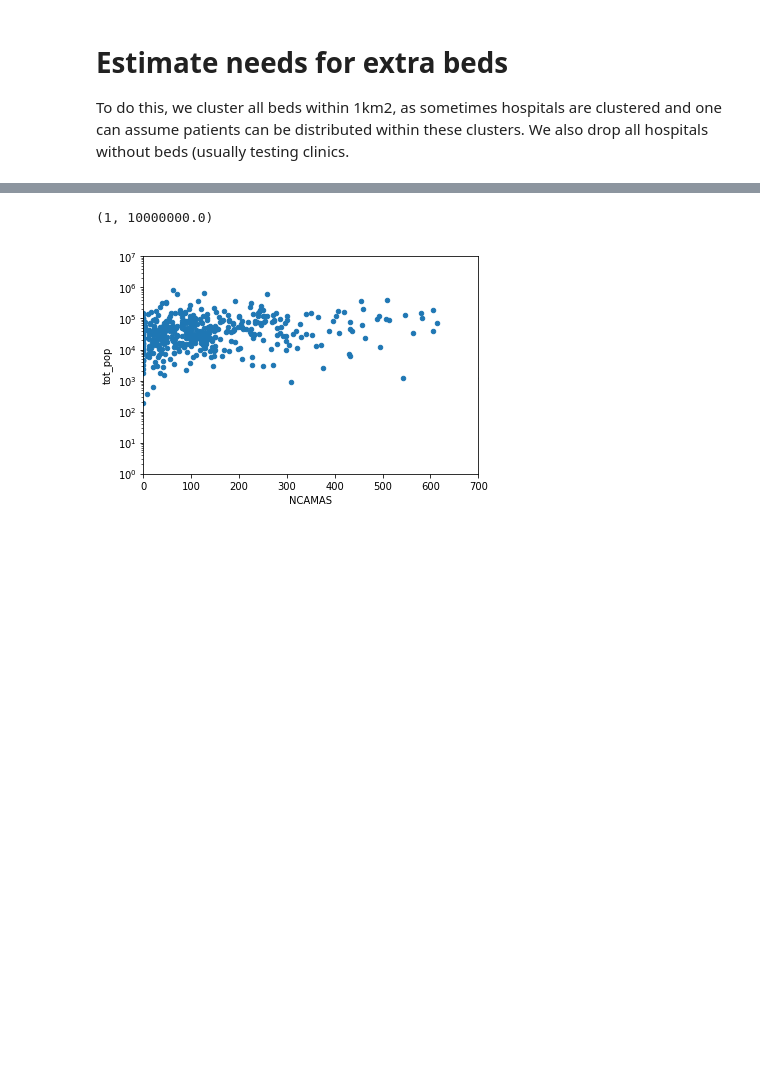
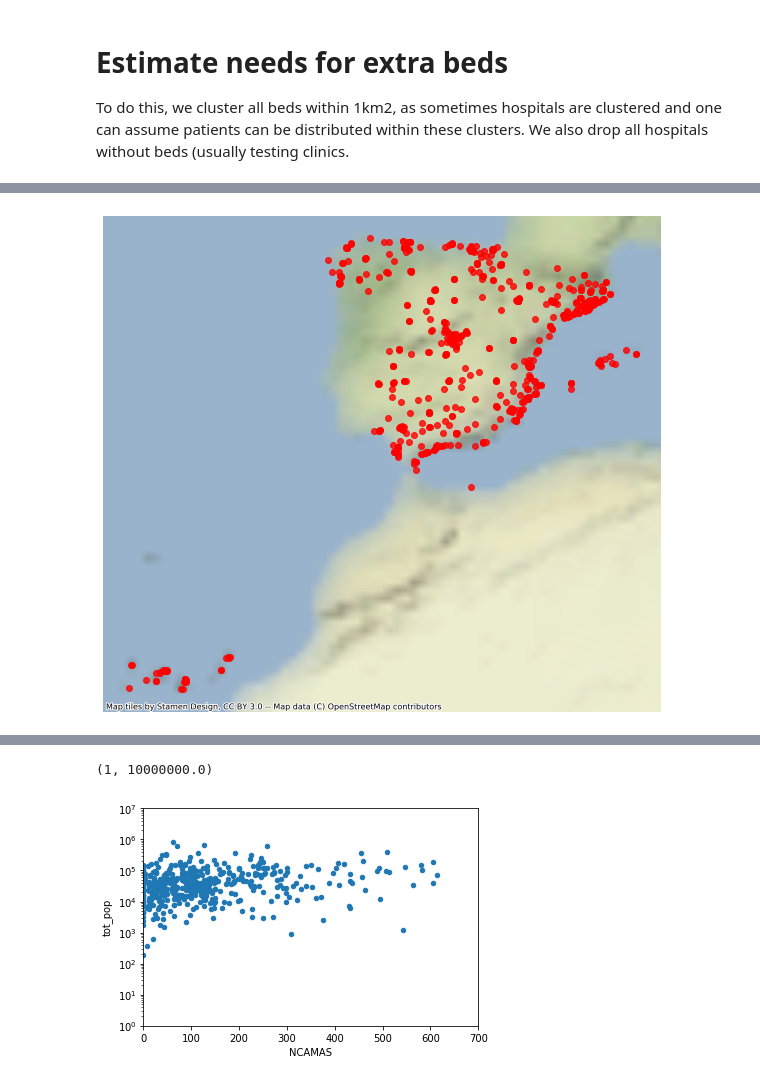
Before and after one commit to datapartnership/covid-19, a Jupyter notebook: accessibility-Spain.ipynb, the cells around one changed output, grey strips where cells are left out. Drawn from its saved outputs; the diff is of its cells as text; code cells hidden in the pictures; blank space fills up the shorter version.

```diff
--- a/accessibility-Spain.ipynb
+++ b/accessibility-Spain.ipynb
@@ -515,0 +526,4 @@ To do this, we cluster all beds within 1km2, as sometimes hospitals are clustere
+# %%
+#drop hospitals with no beds
+h2=h[h['NCAMAS']>0]
+print("%i hospitals with beds, out of %i"%(len(h2),len(h)))
@@ -515,0 +532,6 @@ To do this, we cluster all beds within 1km2, as sometimes hospitals are clustere
+# %%
+#buffer roughly 5km
+clusters=h2.to_crs('epsg:3857').geometry.buffer(5000).unary_union
+#Make it geopandas
+clusters=gpd.GeoDataFrame([polygon for polygon in clusters],crs='epsg:3857').set_geometry(0)
+len(clusters)
@@ -515,0 +540,9 @@ To do this, we cluster all beds within 1km2, as sometimes hospitals are clustere
+# %%
+#tag each hospital with their cluster
+h_clusters=gpd.sjoin(h2, clusters, how='inner')
+# %%
+keep_cols=['geometry', 'NCAMAS','TAC', 'RM', 'GAM', 'HEM', 'ASD', 'LIT', 'BCO', 'ALI', 'SPECT', 'PET',
+       'MAMOS', 'DO', 'DIAL']
+h_clusters=h_clusters.dissolve(by='index_right', aggfunc='sum')[keep_cols]
+print(len(h_clusters))
+h_clusters.head(2)
@@ -515,0 +555,7 @@ To do this, we cluster all beds within 1km2, as sometimes hospitals are clustere
+# %%
+import contextily as ctx
+ax = h_clusters.to_crs('epsg:3857').plot(figsize=(10, 10), alpha=0.8,color='red')
+ctx.add_basemap(ax,zoom=2)
+ax.set_axis_off()
+# %% [output]
+[figure, added]
```
Also changed, not shown: parts of 16 cells of this notebook.
